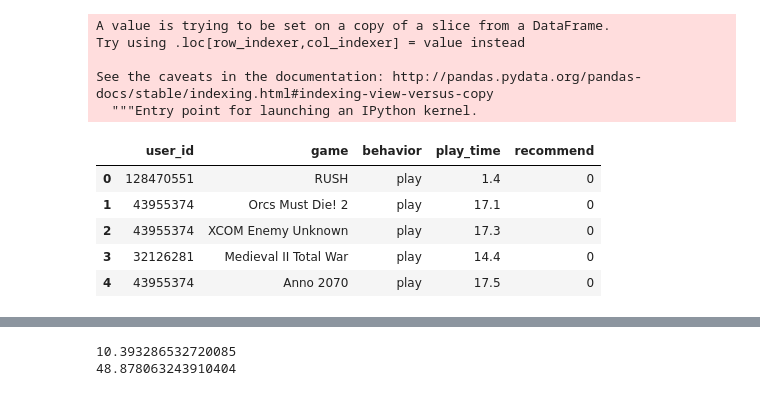
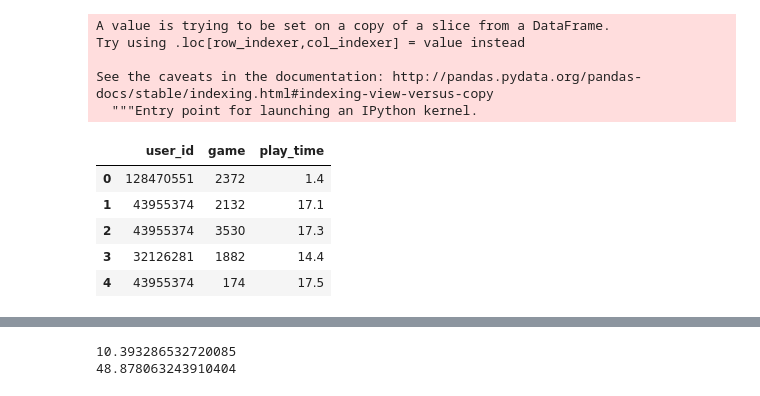
Before and after one commit to iancarv/FBHackathon, a Jupyter notebook: Game-Recommendation-System/Steam Games Recommender-v1.1.ipynb, the cells around one changed output, grey strips where cells are left out. Cells and saved outputs as stored; diff of their text form; code cells hidden in the pictures.

Commit message:
updated cahnges in recommendation

```diff
--- a/Game-Recommendation-System/Steam Games Recommender-v1.1.ipynb
+++ b/Game-Recommendation-System/Steam Games Recommender-v1.1.ipynb
@@ -63,14 +63,14 @@ Try using .loc[row_indexer,col_indexer] = value instead
 See the caveats in the documentation: http://pandas.pydata.org/pandas-docs/stable/indexing.html#indexing-view-versus-copy
   """Entry point for launching an IPython kernel.
 # %%
-steam_data_play.head()
+X.head()
 # %% [output]
-|  | user_id | game | behavior | play_time | recommend |
-| 0 | 128470551 | RUSH | play | 1.4 | 0 |
-| 1 | 43955374 | Orcs Must Die! 2 | play | 17.1 | 0 |
-| 2 | 43955374 | XCOM Enemy Unknown | play | 17.3 | 0 |
-| 3 | 32126281 | Medieval II Total War | play | 14.4 | 0 |
-| 4 | 43955374 | Anno 2070 | play | 17.5 | 0 |
+|  | user_id | game | play_time |
+| 0 | 128470551 | 2372 | 1.4 |
+| 1 | 43955374 | 2132 | 17.1 |
+| 2 | 43955374 | 3530 | 17.3 |
+| 3 | 32126281 | 1882 | 14.4 |
+| 4 | 43955374 | 174 | 17.5 |
 # %%
 Y=steam_data_play['recommend']
 X=steam_data_play.drop(['recommend','behavior'], axis=1)
```
Also changed, not shown: parts of 6 cells of this notebook, 3 other files.
